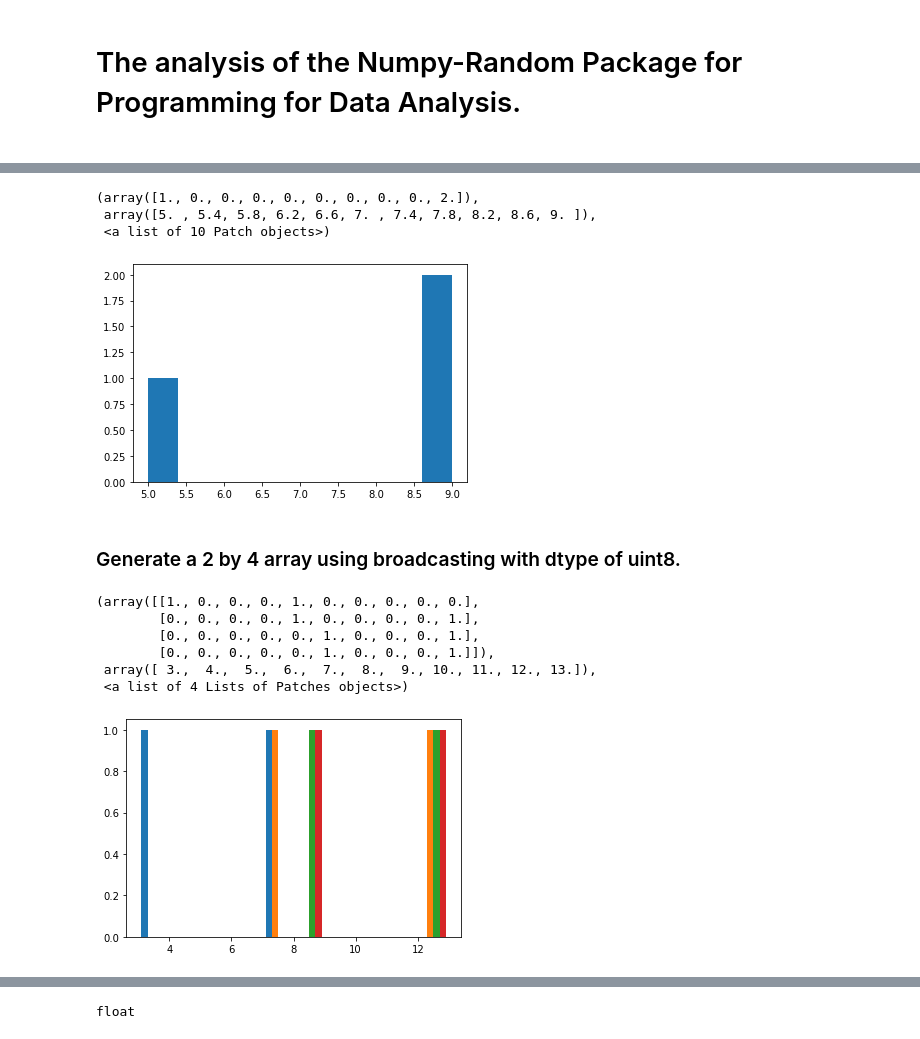
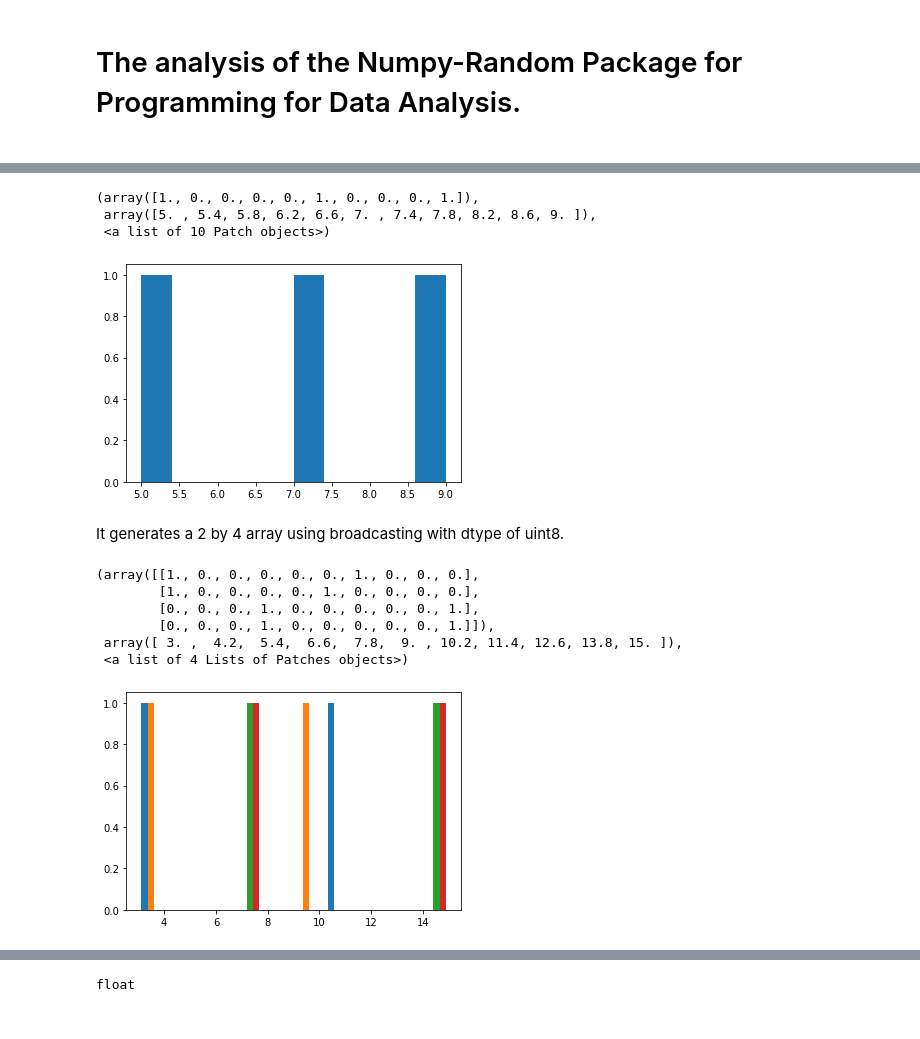
Before and after one commit to adrianberski/G00387825-gmit.ie---Adrian-Berski, a Jupyter notebook: Programming_ for_ Data_Analysis/Assignment_1/numpy-randomPackage_G00387825.ipynb, the cells around one changed output, grey strips where cells are left out. Cells and saved outputs as stored; diff of their text form; code cells hidden in the pictures.

```diff
--- a/Programming_ for_ Data_Analysis/Assignment_1/numpy-randomPackage_G00387825.ipynb
+++ b/Programming_ for_ Data_Analysis/Assignment_1/numpy-randomPackage_G00387825.ipynb
@@ -81,25 +85,25 @@ plt.hist(x)
 # %%
-x =rng.integers([1, 5, 7], 10)
-x
+a =rng.integers([1, 5, 7], 10)
+a
 
-plt.hist(x)
+plt.hist(a)
 # %% [output]
-(array([1., 0., 0., 0., 0., 0., 0., 0., 0., 2.]),
+(array([1., 0., 0., 0., 0., 1., 0., 0., 0., 1.]),
  array([5. , 5.4, 5.8, 6.2, 6.6, 7. , 7.4, 7.8, 8.2, 8.6, 9. ]),
  <a list of 10 Patch objects>)
-[figure, old version]
+[figure, new version]
 # %% [markdown]
-### Generate a 2 by 4 array using broadcasting with dtype of uint8.
+It generates a 2 by 4 array using broadcasting with dtype of uint8.
 # %%
-x =rng.integers([1, 3, 5, 7], [[10], [20]], dtype=np.uint8)
-x
+a =rng.integers([1, 3, 5, 7], [[10], [20]], dtype=np.uint8)
+a
 
-plt.hist(x)
+plt.hist(a)
 # %% [output]
-(array([[1., 0., 0., 0., 1., 0., 0., 0., 0., 0.],
-        [0., 0., 0., 0., 1., 0., 0., 0., 0., 1.],
-        [0., 0., 0., 0., 0., 1., 0., 0., 0., 1.],
-        [0., 0., 0., 0., 0., 1., 0., 0., 0., 1.]]),
- array([ 3.,  4.,  5.,  6.,  7.,  8.,  9., 10., 11., 12., 13.]),
+(array([[1., 0., 0., 0., 0., 0., 1., 0., 0., 0.],
+        [1., 0., 0., 0., 0., 1., 0., 0., 0., 0.],
+        [0., 0., 0., 1., 0., 0., 0., 0., 0., 1.],
+        [0., 0., 0., 1., 0., 0., 0., 0., 0., 1.]]),
+ array([ 3. ,  4.2,  5.4,  6.6,  7.8,  9. , 10.2, 11.4, 12.6, 13.8, 15. ]),
  <a list of 4 Lists of Patches objects>)
-[figure, old version]
+[figure, new version]
```
Also changed, not shown: parts of 62 cells of this notebook.
